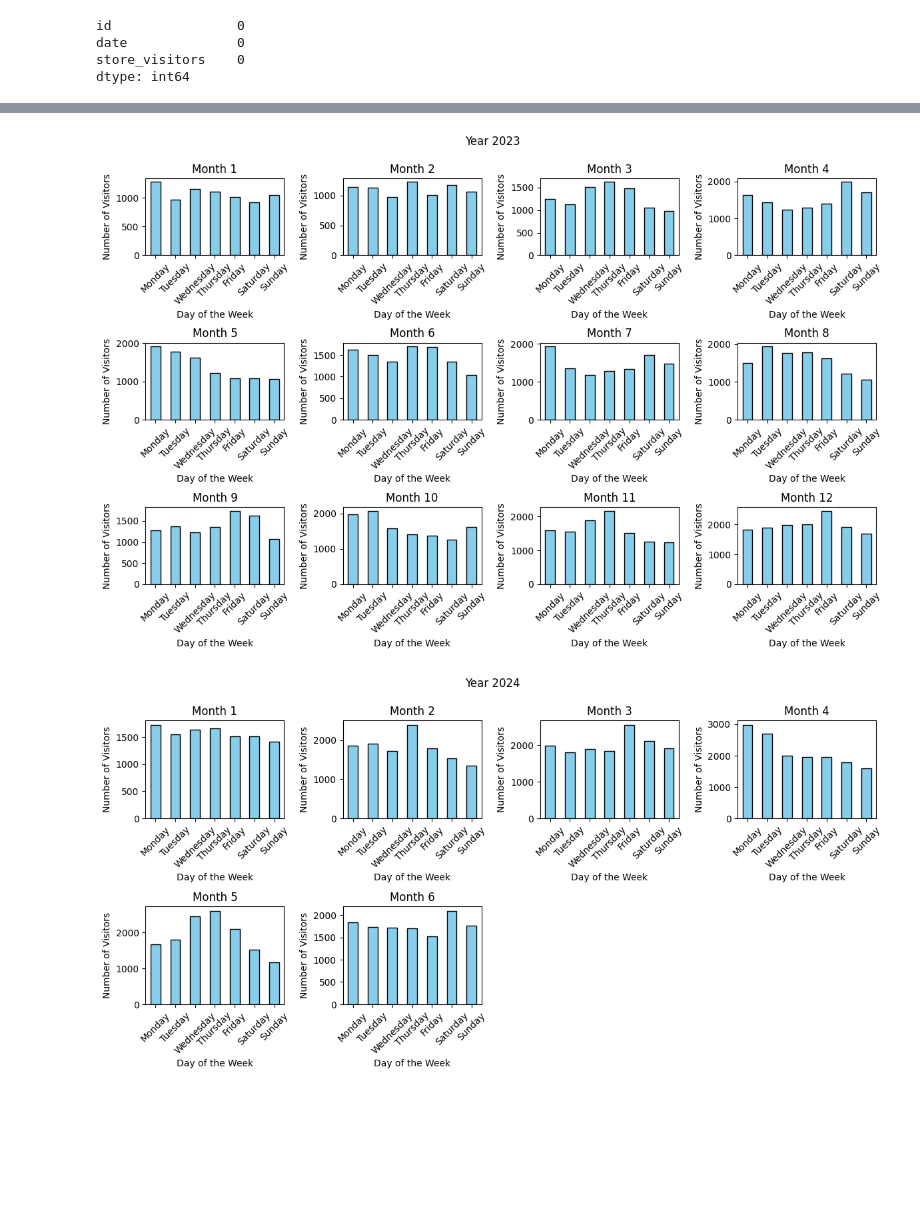
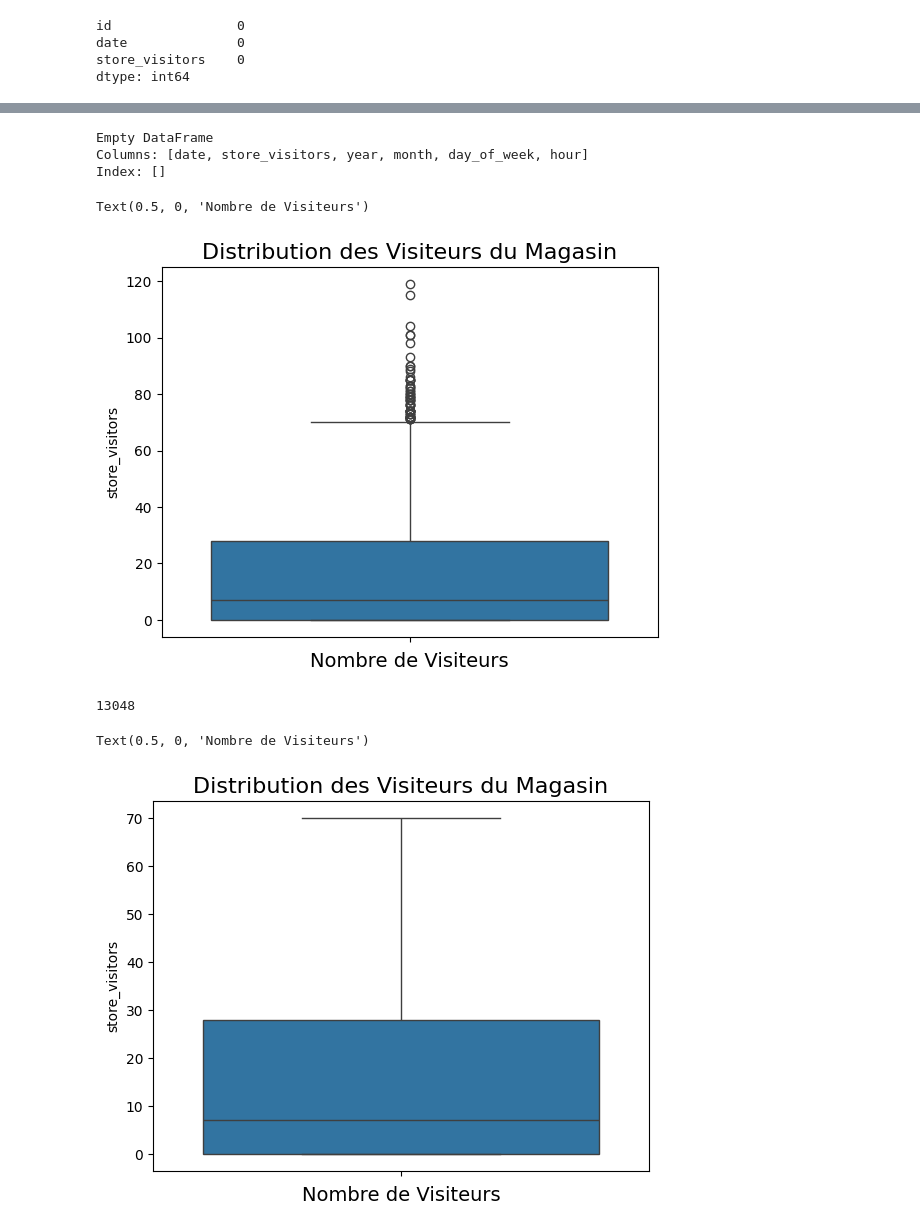
Before and after one commit to HamoumaAmine/Prediction-of-Store-Visitors, a Jupyter notebook: main.ipynb, the cells around one changed output, grey strips where cells are left out. Saved outputs shown, nothing was run; the diff lists cells and outputs as text; code cells hidden in the pictures; blank space fills up the shorter version.

```diff
--- a/main.ipynb
+++ b/main.ipynb
@@ -119,34 +195,0 @@ plt.show()
-# %%
-train_df["day_of_week"] = train_df["date"].dt.dayofweek
-
-visitors_by_year_month_day = train_df.groupby(['year', 'month', 'day_of_week'])['store_visitors'].sum()
-days = ['Monday', 'Tuesday', 'Wednesday', 'Thursday', 'Friday', 'Saturday', 'Sunday']
-
-# Réindexer les jours de la semaine pour afficher les noms
-visitors_by_year_month_day = visitors_by_year_month_day.unstack('day_of_week')
-# Mettre les noms des jours sur les colonnes
-visitors_by_year_month_day.columns = days
-
-# Tracer les graphiques pour chaque année
-years = train_df["year"].unique()  # Obtenir toutes les années uniques
-
-for year in years:
-    plt.figure(figsize=(12, 8))  # Créer une nouvelle figure pour chaque année
-    for month in range(1, 13):
-        # Filtrer par année et mois
-        if (year, month) in visitors_by_year_month_day.index:
-            monthly_data = visitors_by_year_month_day.loc[(year, month)]  # Filtrer les données pour le mois et l'année donnés
-            ax = plt.subplot(3, 4, month)  # 3 lignes, 4 colonnes pour chaque mois
-            monthly_data.plot(kind='bar', ax=ax, color='skyblue', edgecolor='black')
-            ax.set_title(f'Month {month}')
-            ax.set_xlabel('Day of the Week')
-            ax.set_ylabel('Number of Visitors')
-            ax.set_xticklabels(days, rotation=45)
-
-    plt.suptitle(f'Year {year}')  # Ajouter un titre principal pour chaque année
-    plt.tight_layout()  # Pour éviter les coupures de texte
-    plt.subplots_adjust(top=0.9)  # Ajuster l'espacement pour le titre principal
-    plt.show()
-# %% [output]
-[figure, removed]
-[figure, removed]
@@ -152,0 +199,36 @@ for year in years:
+# %%
+negative_values = train_df[train_df['store_visitors'] < 0]
+print(negative_values)
+# %% [output]
+Empty DataFrame
+Columns: [date, store_visitors, year, month, day_of_week, hour]
+Index: []
+# %%
+#Outliers
+sns.boxplot(train_df['store_visitors'])
+plt.title('Distribution des Visiteurs du Magasin', fontsize=16)
+plt.xlabel('Nombre de Visiteurs', fontsize=14)
+# %% [output]
+Text(0.5, 0, 'Nombre de Visiteurs')
+[figure, added]
+# %%
+# Calculate the quartiles and the IQR
+Q1 = train_df['store_visitors'].quantile(0.25)
+Q3 = train_df['store_visitors'].quantile(0.75)
+IQR = Q3 - Q1
+# Define the bounds for outliers
+lower_bound = Q1 - 1.5 * IQR
+upper_bound = Q3 + 1.5 * IQR
+# Filter the data to remove outliers
+train_df = train_df[(train_df['store_visitors'] >= lower_bound) & (train_df['store_visitors'] <= upper_bound)]
+print(len(train_df))
+# %% [output]
+13048
+# %%
+#deleted outliers
+sns.boxplot(train_df['store_visitors'])
+plt.title('Distribution des Visiteurs du Magasin', fontsize=16)
+plt.xlabel('Nombre de Visiteurs', fontsize=14)
+# %% [output]
+Text(0.5, 0, 'Nombre de Visiteurs')
+[figure, added]
```
Also changed, not shown: parts of 32 cells of this notebook.
